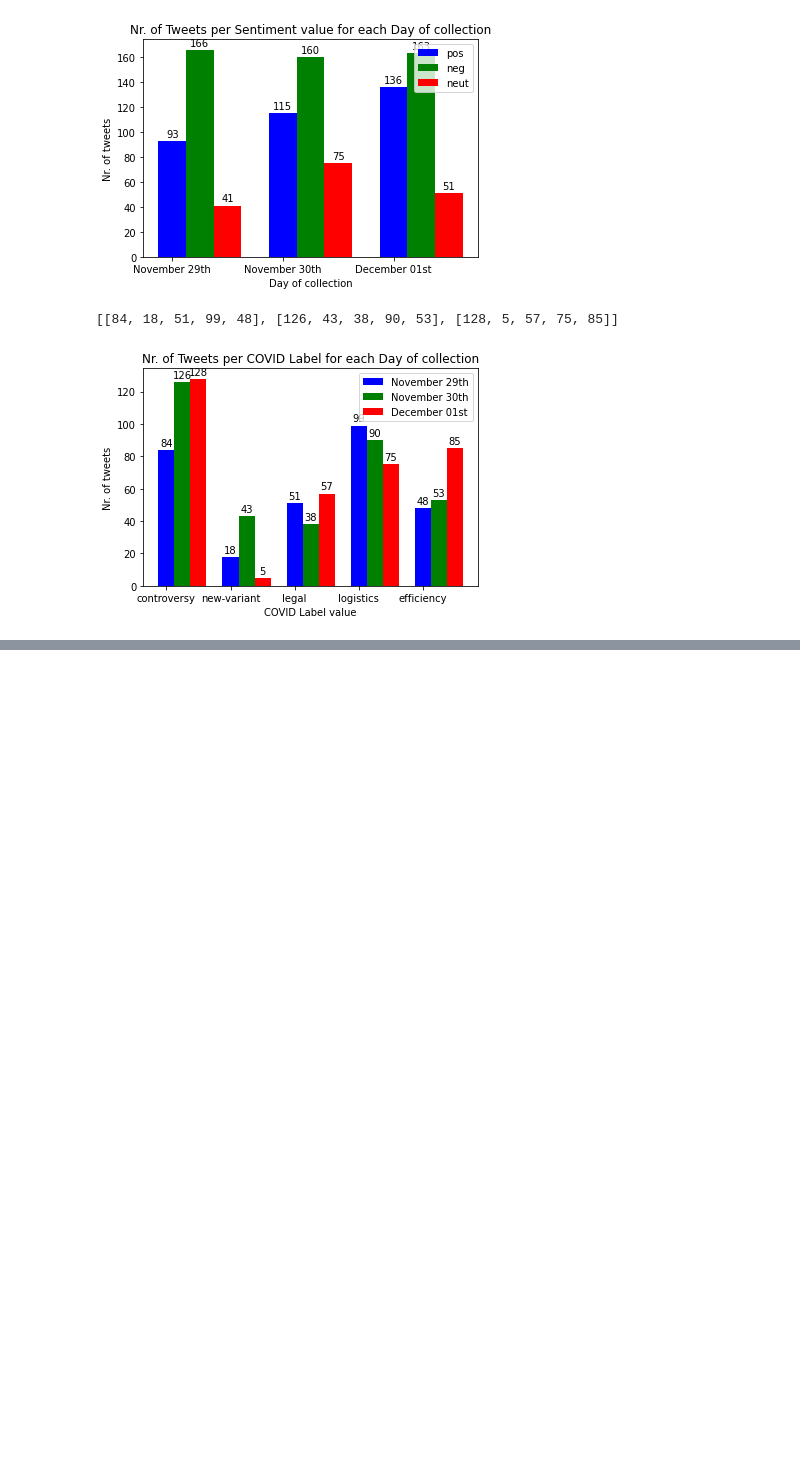
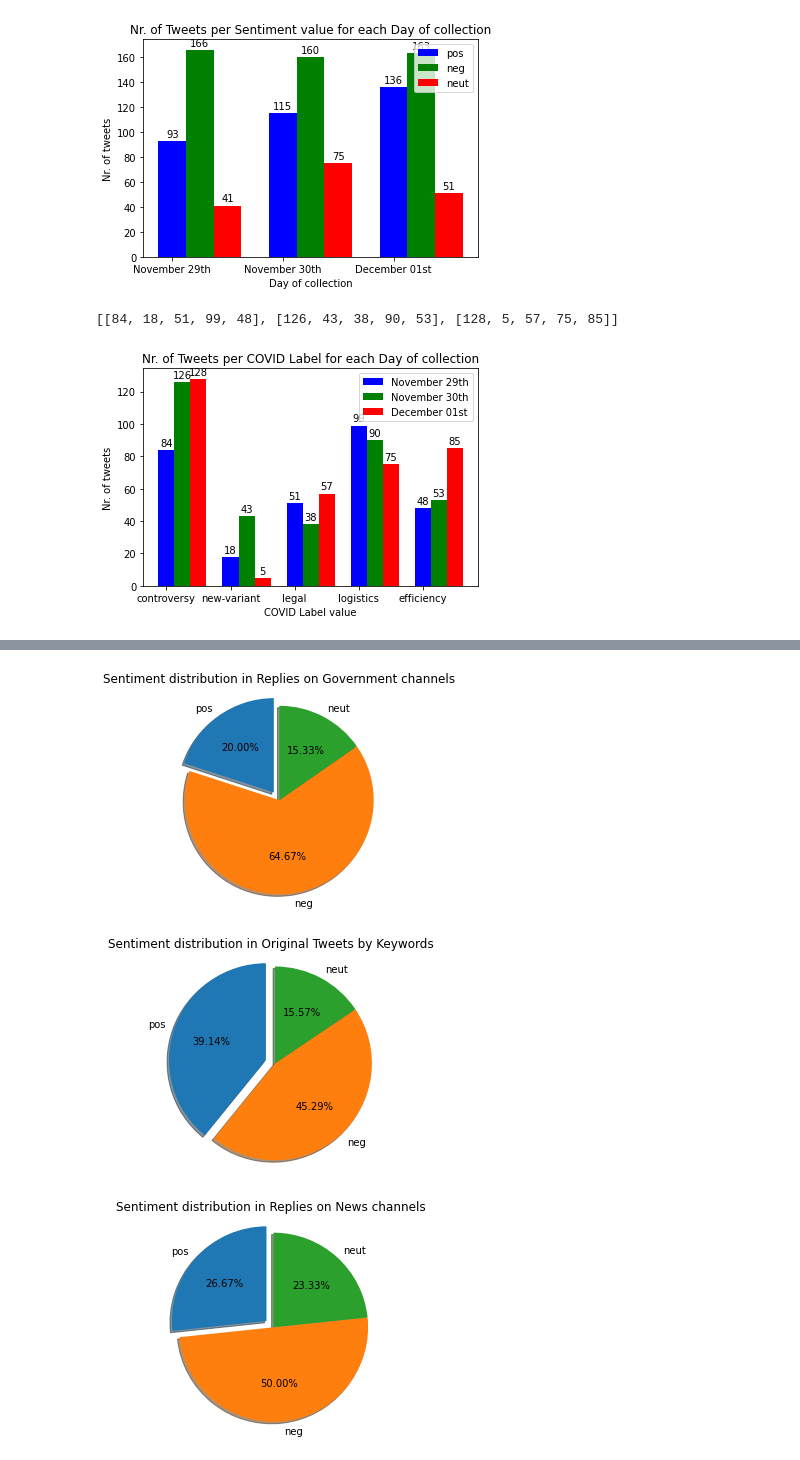
Before and after one commit to vBarbaros/comp598-final, a Jupyter notebook: src/twitter_covid_stats_visualize .ipynb, the cells around one changed output, grey strips where cells are left out. Saved outputs shown, nothing was run; the diff lists cells and outputs as text; code cells hidden in the pictures; blank space fills up the shorter version.

Commit message:
Generate plots and pie charts

```diff
--- a/src/twitter_covid_stats_visualize .ipynb
+++ b/src/twitter_covid_stats_visualize .ipynb
@@ -229,3 +229,6 @@ plot_stats_bar(data_filter_type, labels, xlabel, ylabel, title, xticks)
 # %% [output]
 [[84, 18, 51, 99, 48], [126, 43, 38, 90, 53], [128, 5, 57, 75, 85]]
 [figure]
+# %%
+dict_stats_per_filter = read_from_json('data/results/stats_per_filter_type.json')
+print(json.dumps(dict_stats_per_filter, indent=4))
@@ -231,0 +253,34 @@ plot_stats_bar(data_filter_type, labels, xlabel, ylabel, title, xticks)
+# %%
+labels = ['pos', 'neg', 'neut']
+explode = (0.1, 0 , 0)
+
+sizes = [
+        float(dict_stats_per_filter['gvnmt']['sentiment']['pos'][1]),
+        float(dict_stats_per_filter['gvnmt']['sentiment']['neg'][1]),
+        float(dict_stats_per_filter['gvnmt']['sentiment']['neut'][1]),
+]
+
+title = 'Sentiment distribution in Replies on Government channels'
+generate_simple_pie_plot(labels, sizes, explode, title)
+
+sizes = [
+        float(dict_stats_per_filter['keyword']['sentiment']['pos'][1]),
+        float(dict_stats_per_filter['keyword']['sentiment']['neg'][1]),
+        float(dict_stats_per_filter['keyword']['sentiment']['neut'][1]),
+]
+title = 'Sentiment distribution in Original Tweets by Keywords'
+generate_simple_pie_plot(labels, sizes, explode, title)
+
+
+
+sizes = [
+        float(dict_stats_per_filter['news']['sentiment']['pos'][1]),
+        float(dict_stats_per_filter['news']['sentiment']['neg'][1]),
+        float(dict_stats_per_filter['news']['sentiment']['neut'][1]),
+]
+title = 'Sentiment distribution in Replies on News channels'
+generate_simple_pie_plot(labels, sizes, explode, title)
+# %% [output]
+[figure, added]
+[figure, added]
+[figure, added]
```
Also changed, not shown: parts of 6 cells of this notebook, 14 other files.
